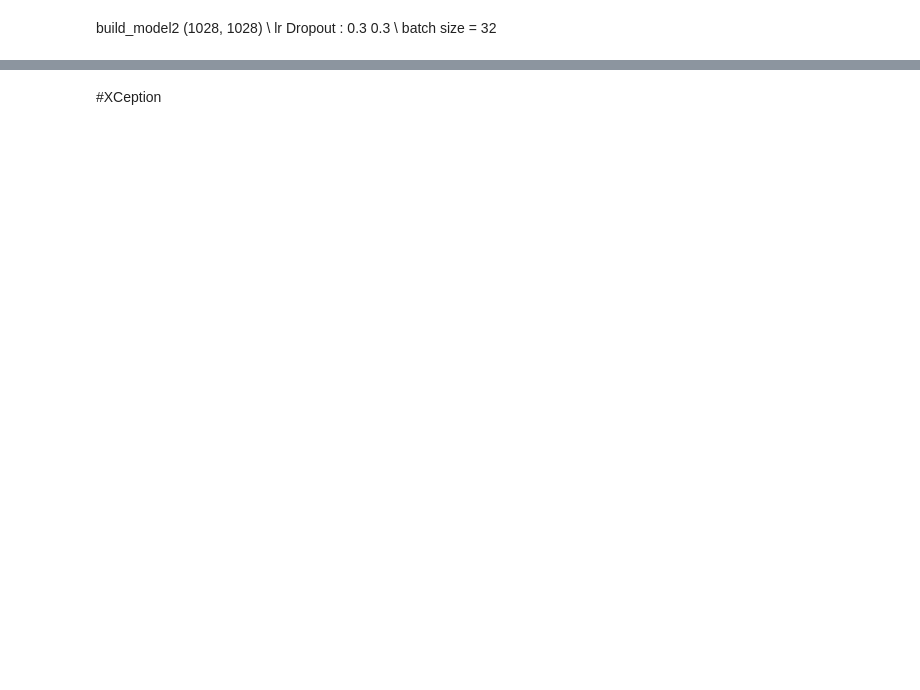
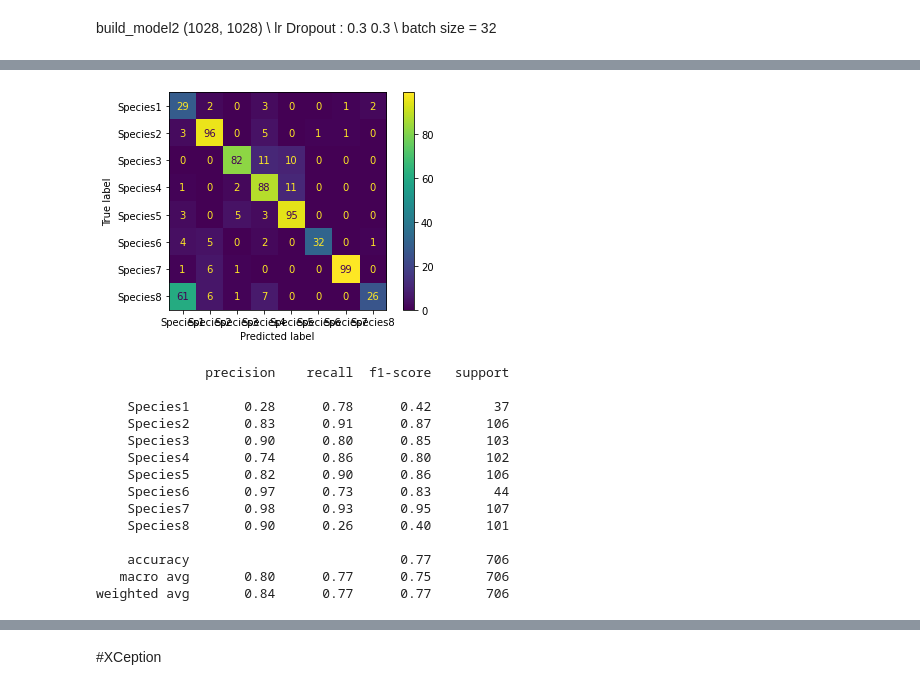
Before and after one commit to maurofama99/AN2DL_Homeworks, a Jupyter notebook: ANN_challenge1_v2.ipynb, the cells around one changed output, grey strips where cells are left out. Cells and saved outputs as stored; diff of their text form; code cells hidden in the pictures; blank space fills up the shorter version.

```diff
--- a/ANN_challenge1_v2.ipynb
+++ b/ANN_challenge1_v2.ipynb
@@ -490,0 +546,5 @@ batch size= 16
+# %%
+m3 = tfk.models.load_model("savedModels/CNN_VGG16_2_FineTuning")
+# %%
+m3.compile(loss=tfk.losses.CategoricalCrossentropy(), optimizer=tfk.optimizers.Adam(1e-6), metrics='accuracy')
+m3.summary()
@@ -490,0 +569,12 @@ batch size= 16
+# %%
+callbacks = create_folders_and_callbacks(model_name='CNN_VGG16_3_FineTuning')
+
+# Train the model
+history = m3.fit(
+    x = train_gen,
+    epochs = epochs,
+    validation_data = valid_gen,
+    class_weight = {0: 3542/186, 1: 3542/532, 2: 3542/515, 3: 3542/511, 4: 3542/531,
+                    5: 3542/222, 6: 3542/537, 7: 3542/508},
+    callbacks = callbacks,
+).history
@@ -490,0 +604,3 @@ batch size= 16
+# %%
+testModel(valid_gen, m3)
+# %% [output]
@@ -490,0 +608,15 @@ batch size= 16
+[figure, added]
+              precision    recall  f1-score   support
+
+    Species1       0.28      0.78      0.42        37
+    Species2       0.83      0.91      0.87       106
+    Species3       0.90      0.80      0.85       103
+    Species4       0.74      0.86      0.80       102
+    Species5       0.82      0.90      0.86       106
+    Species6       0.97      0.73      0.83        44
+    Species7       0.98      0.93      0.95       107
+    Species8       0.90      0.26      0.40       101
+
+    accuracy                           0.77       706
+   macro avg       0.80      0.77      0.75       706
+weighted avg       0.84      0.77      0.77       706
```
Also changed, not shown: parts of 63 cells of this notebook.
